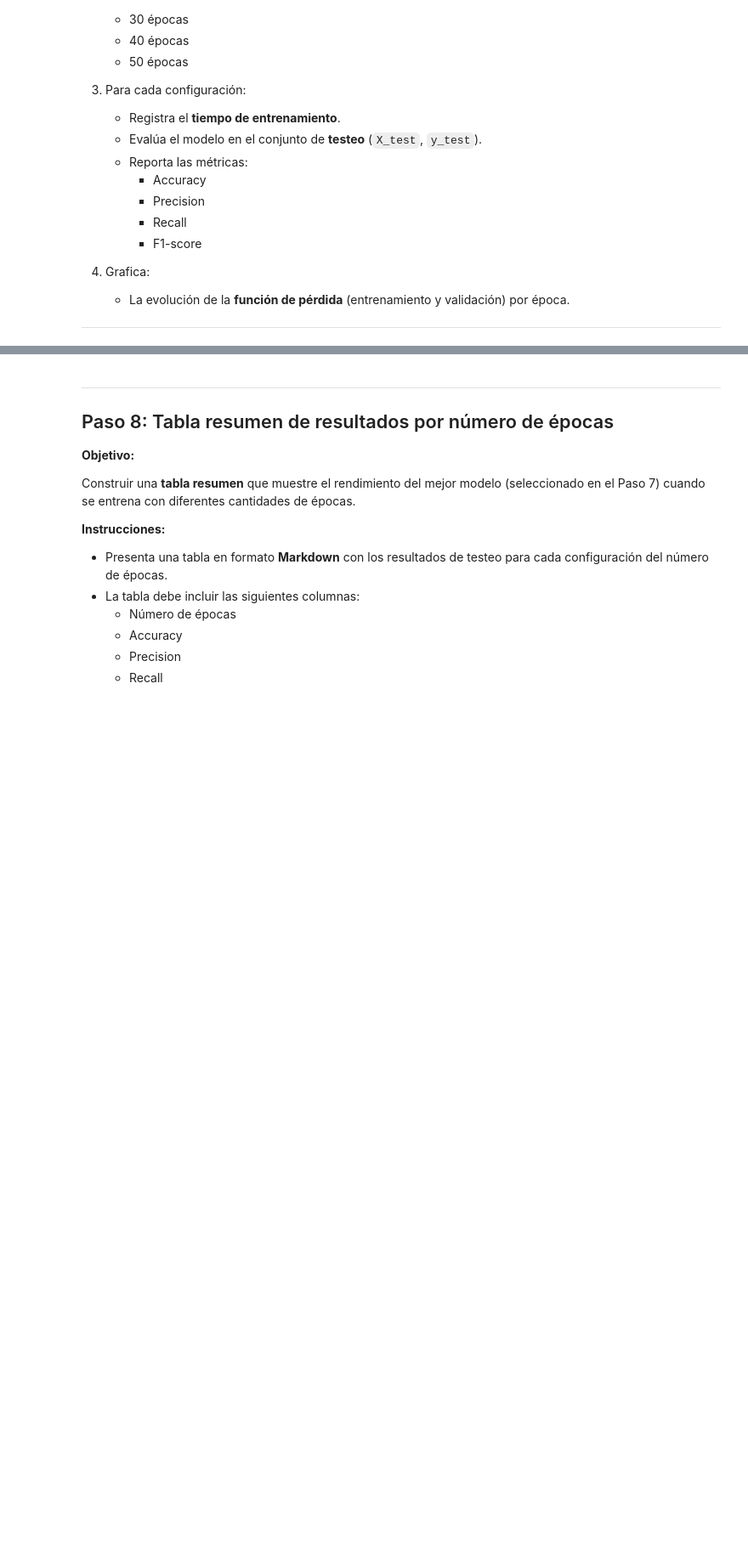
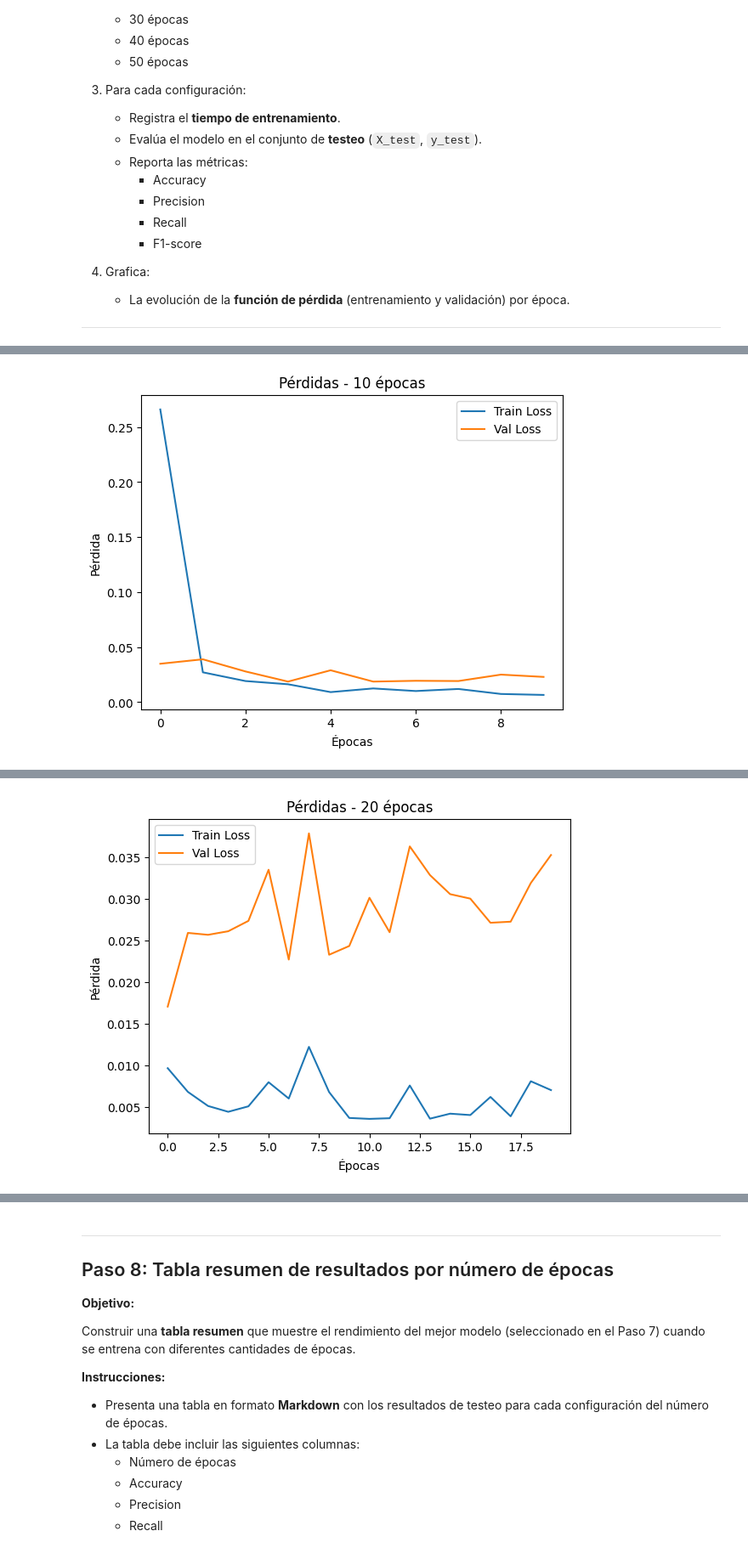
Before and after one commit to KenethBr/Keneth_Bracamonte, a Jupyter notebook: proyecto_final/Proyecto_Final.ipynb, the cells around one changed output, grey strips where cells are left out. Shown: that part at 85% size. Cells and saved outputs as stored; diff of their text form; code cells hidden in the pictures; blank space fills up the shorter version.

```diff
--- a/proyecto_final/Proyecto_Final.ipynb
+++ b/proyecto_final/Proyecto_Final.ipynb
@@ -119,0 +170,10 @@ Las columnas `WAP001` a `WAP520` representan la intensidad de la señal (RSSI) r
+# %%
+# Paso 3: Preprocesamiento de las señales WiFi
+
+# Reemplazar valores 100 por -100 en la matriz de características X
+X = X.replace(100, -100)
+
+# Verificar que los valores se hayan reemplazado correctamente
+import numpy as np
+print("Valores únicos después del reemplazo:")
+print(np.unique(X.values.flatten()))
@@ -309,0 +739,53 @@ Tomar la arquitectura que obtuvo el mejor desempeño en la evaluación anterior
+# %%
+# Paso 7: Evaluar el impacto del número de épocas en el mejor modelo
+
+# Seleccionar la arquitectura con mejor desempeño global (según F1-score)
+# En este caso, asumimos que la mejor arquitectura es la Arquitectura 2 (puedes cambiarla según los resultados reales)
+best_model = ANN_Architecture2()
+
+# Definir los números de épocas a evaluar
+epochs_list = [10, 20, 30, 40, 50]
+
+# Crear un diccionario para almacenar los resultados
+epoch_results = {}
+
+# Entrenar el modelo con diferentes números de épocas
+for epochs in epochs_list:
+    print(f"\nEntrenando el modelo con {epochs} épocas...")
+    start_time = time.time()
+    train_losses, val_losses = train_and_evaluate(best_model, train_loader, val_loader, epochs=epochs)
+    end_time = time.time()
+
+    # Evaluar el modelo en el conjunto de prueba
+    best_model.eval()
+    with torch.no_grad():
+        y_pred = best_model(X_test_tensor).argmax(dim=1).numpy()
+    accuracy = accuracy_score(y_test, y_pred)
+    precision = precision_score(y_test, y_pred, average='weighted')
+    recall = recall_score(y_test, y_pred, average='weighted')
+    f1 = f1_score(y_test, y_pred, average='weighted')
+
+    # Almacenar los resultados
+    epoch_results[epochs] = {
+        "Accuracy": accuracy,
+        "Precision": precision,
+        "Recall": recall,
+        "F1-score": f1,
+        "Training Time (s)": end_time - start_time
+    }
+
+    # Graficar las pérdidas
+    plt.plot(train_losses, label="Train Loss")
+    plt.plot(val_losses, label="Val Loss")
+    plt.title(f"Pérdidas - {epochs} épocas")
+    plt.xlabel("Épocas")
+    plt.ylabel("Pérdida")
+    plt.legend()
+    plt.show()
+
+# Mostrar los resultados
+for epochs, metrics in epoch_results.items():
+    print(f"\n{epochs} épocas:")
+    for metric, value in metrics.items():
+        print(f"{metric}: {value:.4f}" if isinstance(value, float) else f"{metric}: {value}")
+# %% [output]
@@ -309,0 +803 @@ Tomar la arquitectura que obtuvo el mejor desempeño en la evaluación anterior
+[figure, added]
@@ -309,0 +821 @@ Tomar la arquitectura que obtuvo el mejor desempeño en la evaluación anterior
+[figure, added]
```
Also changed, not shown: parts of 22 cells of this notebook.
